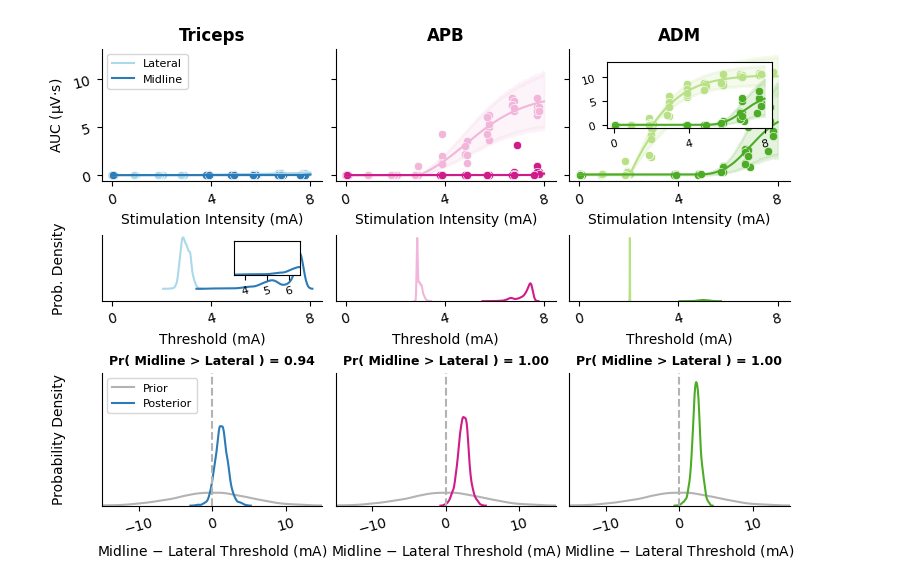
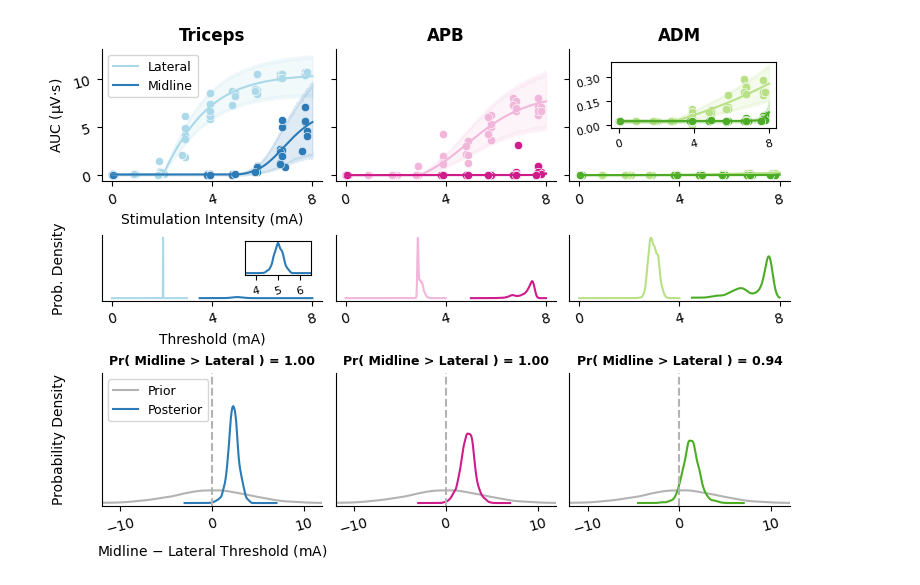
Before and after one commit to hbmep/hbmep-paper, a Jupyter notebook: notebooks/intraoperative/midline-lateral/figure.ipynb, the cells around one changed output. Drawn from its saved outputs; the diff is of its cells as text; code cells hidden in the pictures.

Commit message:
make figure

```diff
--- a/notebooks/intraoperative/midline-lateral/figure.ipynb
+++ b/notebooks/intraoperative/midline-lateral/figure.ipynb
@@ -8,6 +8,7 @@ import pandas as pd
 import numpy as np
 import matplotlib.pyplot as plt
 import seaborn as sns
+import scipy.stats as stats
 
 import numpyro
 import numpyro.distributions as dist
@@ -28,4 +29,5 @@ from constants import (
 
 logger = logging.getLogger(__name__)
 setup_logging(dir=BUILD_DIR, fname="figure")
+plt.rcParams["svg.fonttype"] = "none"
 # %% [output]
@@ -75,14 +77,14 @@ a_random_mean = posterior_samples["a_random_mean"]
 # Plot aesthetics
 response_colors = {
     0: {
-        0: (0.6706, 0.8510, 0.9137),
+        0: (0.7216, 0.8824, 0.5255),
         1: (0.9451, 0.7137, 0.8549),
-        2: (0.7216, 0.8824, 0.5255)
+        2: (0.6706, 0.8510, 0.9137)
     },
     1: {
-        0: (0.1725, 0.4824, 0.7137),
+        0: (0.3020, 0.6745, 0.1490),
         1: (0.8157, 0.1098, 0.5451),
-        2: (0.3020, 0.6745, 0.1490)
+        2: (0.1725, 0.4824, 0.7137)
     }
 }
 prior_color = (.7, .7, .7)
@@ -95,7 +93,7 @@ NameError: name 'model' is not defined
 # %%
 response = ['Triceps', 'APB', 'ADM']
 
-""" Plot """
+# Plot
 nrows, ncols = 3, 3
 fig, axes = plt.subplots(nrows=nrows, ncols=ncols, figsize=(2.5 * ncols, 1.8 * nrows), squeeze=False, height_ratios=[1, .5, 1], constrained_layout=True)
 
@@ -116,7 +114,7 @@ for muscle_ind in range(model.n_response):
         temp_mu = mu[:, pred_ind, muscle_ind]
         temp_obs_hpdi = obs_hpdi[:, pred_ind, muscle_ind]
 
-        ax = axes[0, muscle_ind]
+        ax = axes[0, - muscle_ind + 2]
         sns.scatterplot(x=temp_df[model.intensity], y=temp_df[model.response[muscle_ind]], ax=ax, color=color)
         sns.lineplot(x=temp_pred_df[model.intensity], y=temp_mu.mean(axis=0), color=color, ax=ax, label=lab)
         ax.fill_between(
@@ -129,15 +127,36 @@ for muscle_ind in range(model.n_response):
         ax.sharex(axes[0, 0])
         ax.sharey(axes[0, 0])
 
-        ax = axes[1, muscle_ind]
-        sns.kdeplot(a[:, *c, muscle_ind], ax=ax, color=color)
+        ax = axes[1, - muscle_ind + 2]
+        # sns.kdeplot(a[:, *c, muscle_ind], ax=ax, color=color)
+        x_grid = temp_pred_df[model.intensity].values
+        if side == 0:
+            match muscle_ind:
+                case 0: x_grid_ind = x_grid < 4
+                case 1: x_grid_ind = x_grid < 4
+                case 2: x_grid_ind = x_grid < 3
+
+        if side == 1:
+            match muscle_ind:
+                case 0: x_grid_ind = x_grid > 4.5
+                case 1: x_grid_ind = x_grid > 5
+                case 2: x_grid_ind = x_grid > 3.5
+
+        x_grid = x_grid[x_grid_ind]
+        kde = stats.gaussian_kde(a[:, *c, muscle_ind])
+        density = kde(x_grid)
+        ax.plot(x_grid, density, color=color)
         ax.sharex(axes[0, 0])
-        if muscle_ind == 0:
-            ax.set_ylim(bottom=-.5)
+        # if muscle_ind == 2:
+        #     ax.set_ylim(bottom=-2)
 
-        if (side, muscle_ind) in [(1, 0)]:
-            ins = ax.inset_axes([0.6,0.4,0.3,0.5])
-            sns.kdeplot(a[:, *c, muscle_ind], ax=ins, color=color)
+        if (side, muscle_ind) in [(1, 2)]:
+            ins = ax.inset_axes([0.65,0.4,0.3,0.5])
+            # sns.kdeplot(a[:, *c, muscle_ind], ax=ins, color=color)
+            x_grid = np.linspace(3.5, 6.5, 100)
+            kde = stats.gaussian_kde(a[:, *c, muscle_ind])
+            density = kde(x_grid)
+            ins.plot(x_grid, density, color=color)
             ins.set_xlabel("")
             ins.set_ylabel("")
             ins.set_xlim(left=3.5, right=6.5)
@@ -157,21 +176,34 @@ for muscle_ind in range(model.n_response):
                 labelsize=8
             )
 
-    ax = axes[2, muscle_ind]
+    ax = axes[2, - muscle_ind + 2]
     samples = a_random_mean[:, 0, muscle_ind]
-    d = dist.Normal(0, 5)
+    d = dist.Normal(0, 4)
     prior = d.sample(model.rng_key, (10000, ))
     sns.kdeplot(prior, ax=ax, color=prior_color, label="Prior")
-    sns.kdeplot(samples, ax=ax, color=response_colors[1][muscle_ind], label="Posterior")
+    # x_grid = np.linspace(-12, 12, 100)
+    # kde = stats.gaussian_kde(prior)
+    # density = kde(x_grid)
+    # ax.plot(x_grid, density, color=prior_color, label="Prior")
+    # sns.kdeplot(samples, ax=ax, color=response_colors[1][muscle_ind], label="Posterior")
+    match muscle_ind:
+        case 0: x_grid = np.linspace(-4.5, 7, 5000)
+        case 1: x_grid = np.linspace(-3, 7, 5000)
+        case 2: x_grid = np.linspace(-3, 7, 5000)
+    kde = stats.gaussian_kde(samples)
+    density = kde(x_grid)
+    ax.plot(x_grid, density, color=response_colors[1][muscle_ind], label="Posterior")
     prob = (samples > 0).mean()
     ax.set_title(f"Pr( Midline > Lateral ) = {prob:.2f}", fontweight="bold", size=9)
     ax.sharex(axes[2, 0])
     ax.sharey(axes[2, 0])
     ax.axvline(x=0, color=prior_color, linestyle="--")
-    ax.set_xlim(left=-15, right=15)
+    ax.set_xlim(left=-12, right=12)
+    ax.set_ylim(bottom=-.02)
 
+muscle_ind = 0
 ax = axes[0, 2]
-ins = ax.inset_axes([0.17,0.4,0.75 ,0.5])
+ins = ax.inset_axes([0.19,0.4,0.75 ,0.5])
 for side in [0, 1]:
     c = (7, side)
     color = response_colors[side][muscle_ind]
@@ -262,6 +294,11 @@ for muscle_ind in range(model.n_response):
             labelrotation=15
         )
 
+for i in range(nrows):
+    for j in range(1, ncols):
+        ax = axes[i, j]
+        ax.set_xlabel("")
+
 ax = axes[0, 0]
 ax.tick_params(
     axis='both',
@@ -272,7 +309,7 @@ ax.tick_params(
 ax.set_ylabel("AUC (µV$\cdot$s)", size=axis_label_size)
 ax.set_yticks([0, 5, 10])
 ax.set_xticks([0, 4, 8])
-ax.legend(loc="upper left", prop={'size': 8})
+ax.legend(loc="upper left", prop={'size': 9})
 
 for j in range(1, 3):
     ax = axes[0, j]
@@ -318,11 +355,10 @@ ax.tick_params(
 ax.set_ylabel("Probability Density", size=axis_label_size)
 ax.set_xticks([-10, 0, 10])
 ax.set_yticks([0., 0.4, 0.8])
-ax.legend(loc="upper left", prop={'size': 8})
+ax.legend(loc="upper left", prop={'size': 9})
 
 fig.align_xlabels()
 fig.align_ylabels()
-# [subfig.align_ylabels() for subfig in subfigs]
 
 dest = os.path.join(BUILD_DIR, "midline-lateral.svg")
 fig.savefig(dest, dpi=600)
@@ -334 +370 @@ logger.info(f"Saved figure to {dest}")
-[figure, old version]
+[figure, new version]
```
Also changed, not shown: parts of 5 cells of this notebook, 2 other files.
